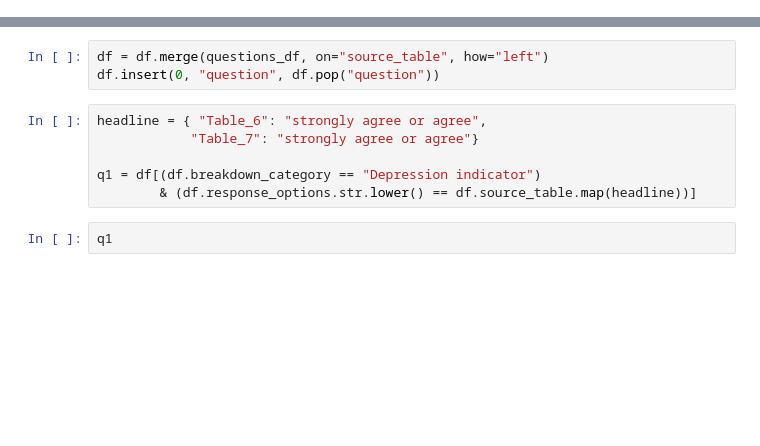
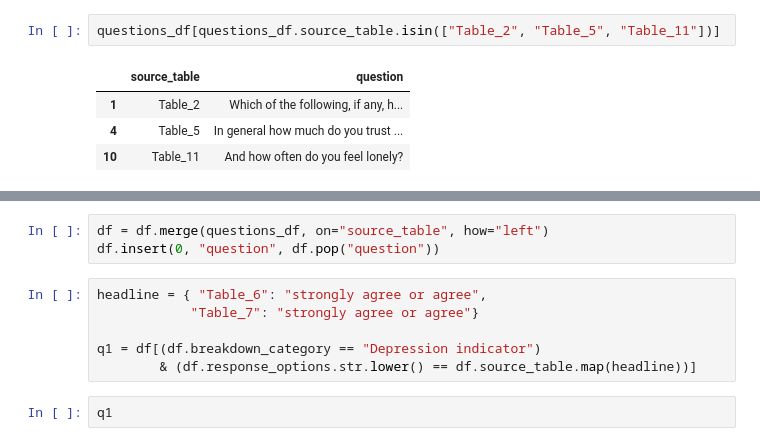
Before and after one commit to TamsinHuggins/ons-data, a Jupyter notebook: notebooks/exploration.ipynb, the cells around one changed output, grey strips where cells are left out. Cells and saved outputs as stored; diff of their text form; blank space fills up the shorter version.

```diff
--- a/notebooks/exploration.ipynb
+++ b/notebooks/exploration.ipynb
@@ -14,0 +33,7 @@ questions_df = pd.read_csv(QUESTION_LOOKUP_PATH)
+# %%
+questions_df[questions_df.source_table.isin(["Table_2", "Table_5", "Table_11"])]
+# %% [output]
+|  | source_table | question |
+| 1 | Table_2 | Which of the following, if any, h... |
+| 4 | Table_5 | In general how much do you trust ... |
+| 10 | Table_11 | And how often do you feel lonely? |
```
Also changed, not shown: parts of 6 cells of this notebook, 4 other files.
